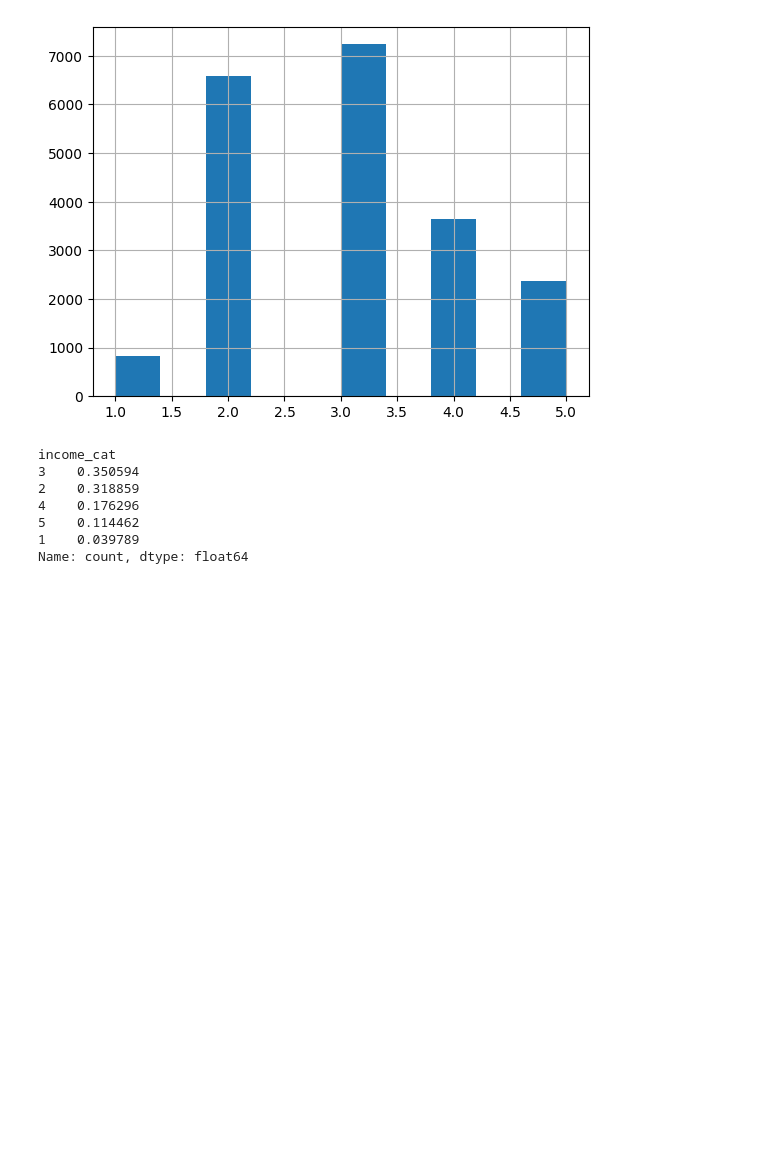
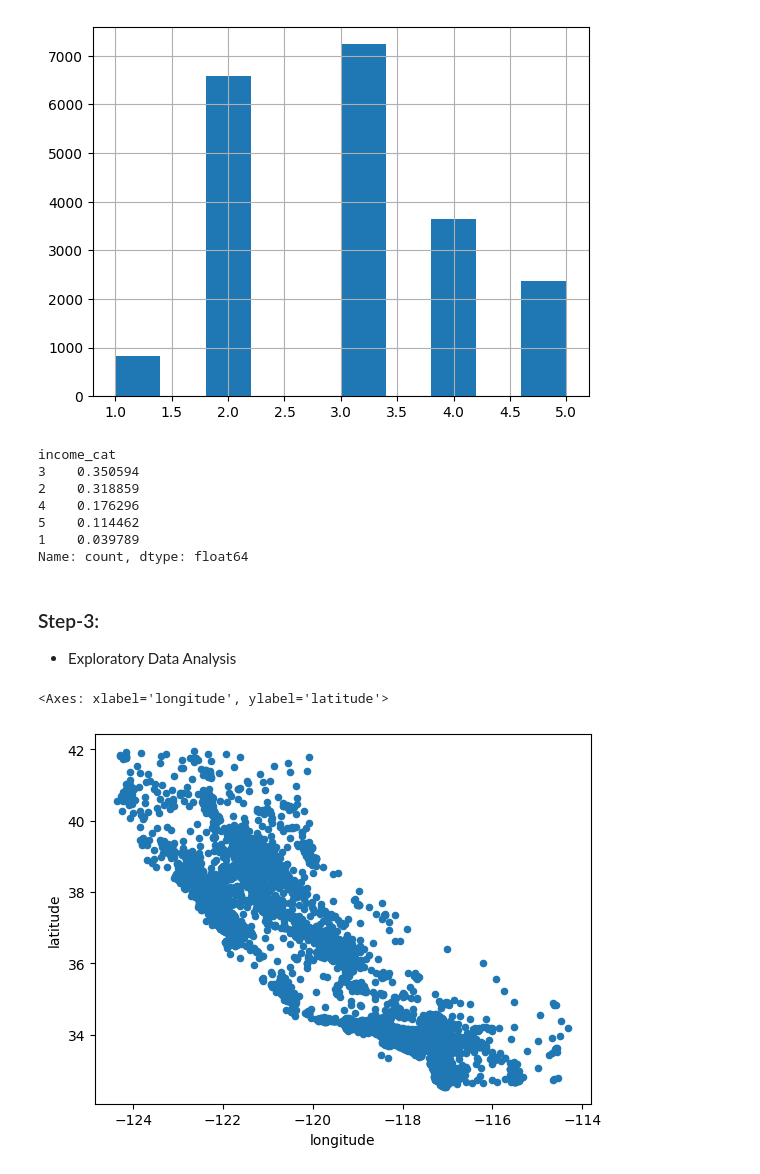
Before and after one commit to chetanswaroop07/homl-practice, a Jupyter notebook: practice.ipynb, the cells around one changed output. Drawn from its saved outputs; the diff is of its cells as text; code cells hidden in the pictures; blank space fills up the shorter version.

Commit message:
exploratory data analysis and basic data preparation

```diff
--- a/practice.ipynb
+++ b/practice.ipynb
@@ -170,3 +170,18 @@ Name: count, dtype: float64
 
 for set_ in (strat_train_set, strat_test_set):
     set_.drop('income_cat', axis=1, inplace=True)
+# %% [markdown]
+### Step-3:
+
+- Exploratory Data Analysis
+# %%
+# Creating a copy of the training set - This will help leave the test set untouched for analysis
+
+housing = strat_train_set.copy()
+# %%
+# Visualizing Geographical Data - Scatter Plot to get information of all the districts
+
+housing.plot(kind="scatter", x='longitude', y='latitude')
+# %% [output]
+<Axes: xlabel='longitude', ylabel='latitude'>
+[figure, added]
```
Also changed, not shown: parts of 19 cells of this notebook.
